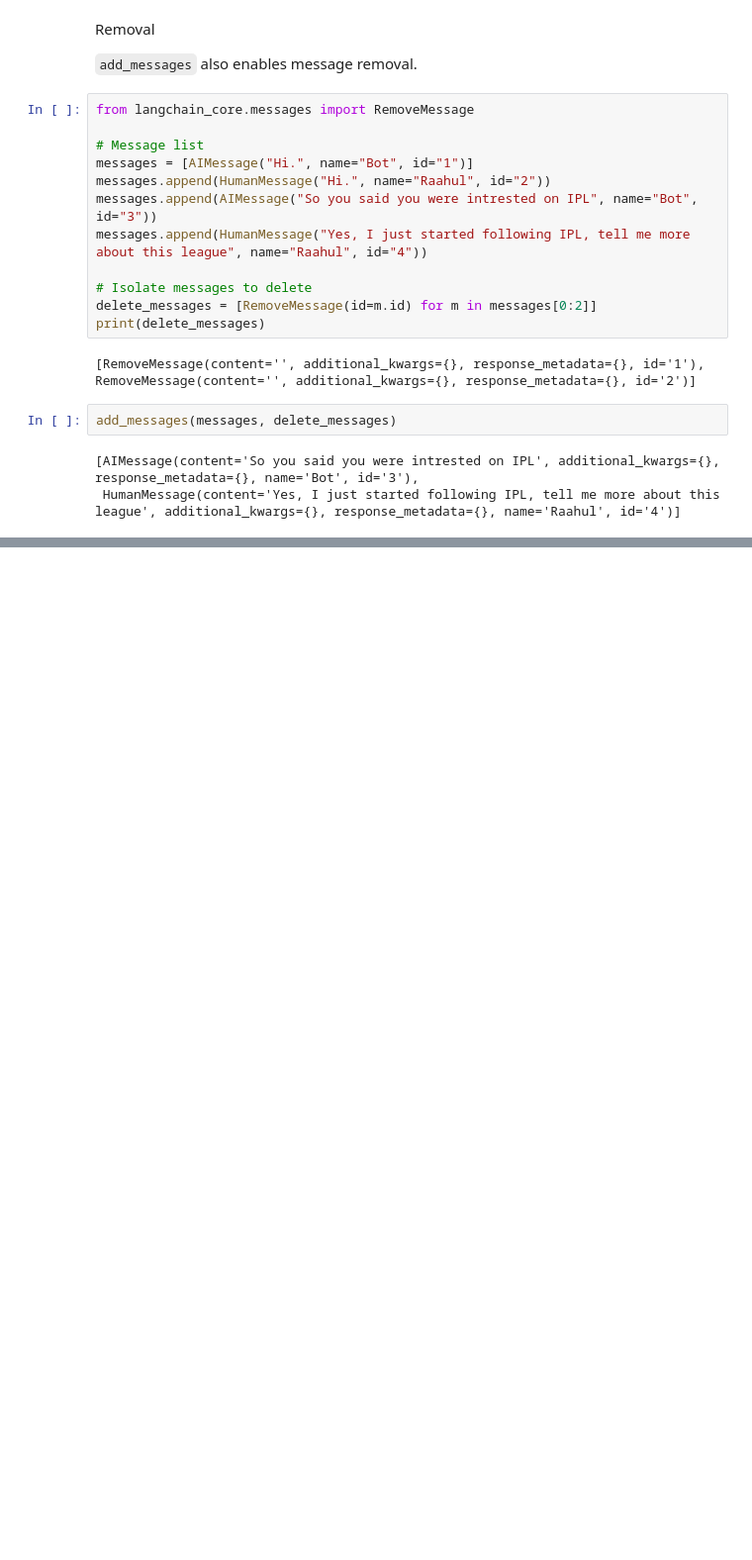
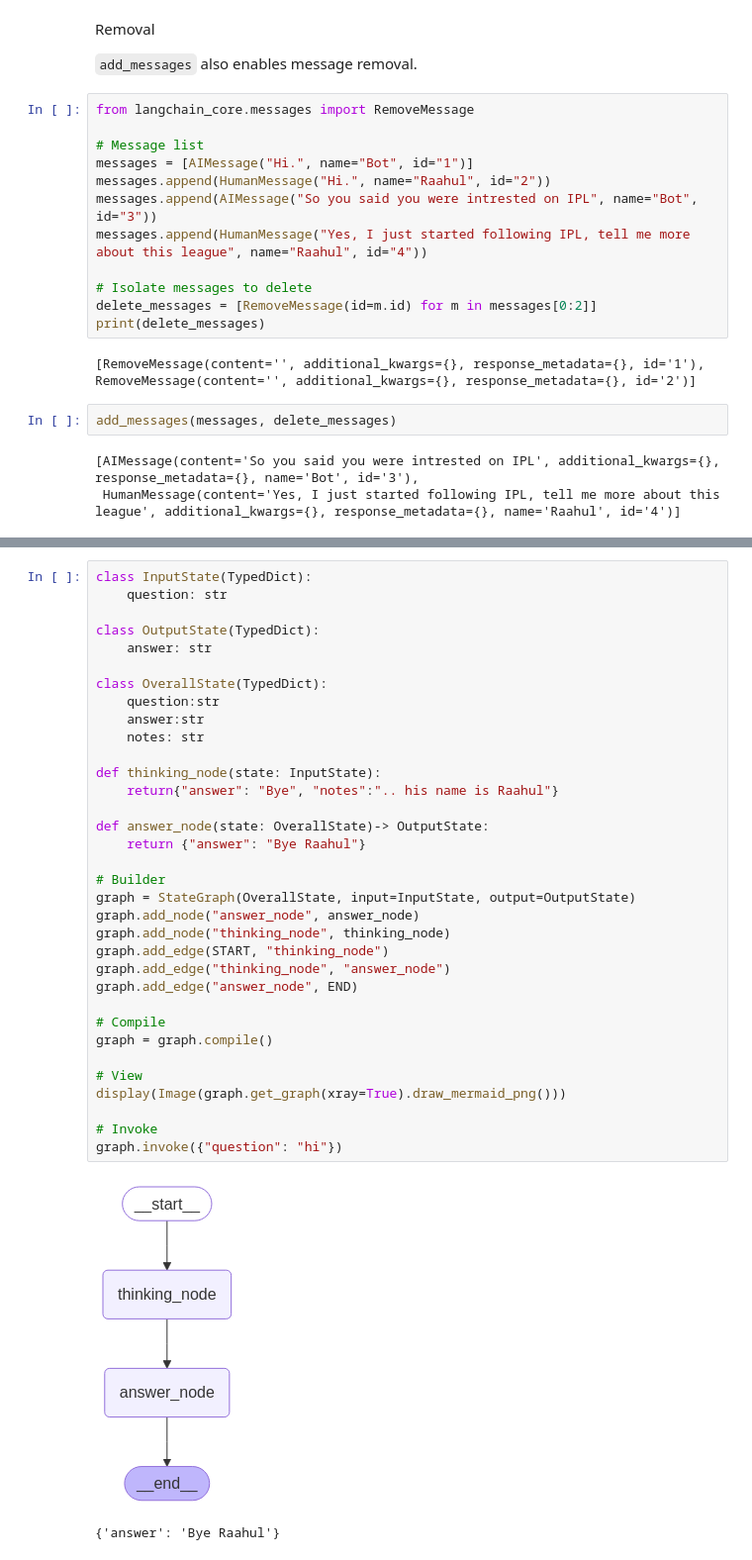
Before and after one commit to Raahul-G/AI-Agent-Langchain, a Jupyter notebook: Module_2.ipynb, the cells around one changed output, grey strips where cells are left out. Shown at 99% size. Drawn from its saved outputs; the diff is of its cells as text; blank space fills up the shorter version.

```diff
--- a/Module_2.ipynb
+++ b/Module_2.ipynb
@@ -443,0 +557,37 @@ add_messages(messages, delete_messages)
+# %%
+class InputState(TypedDict):
+    question: str
+
+class OutputState(TypedDict):
+    answer: str
+
+class OverallState(TypedDict):
+    question:str
+    answer:str
+    notes: str
+
+def thinking_node(state: InputState):
+    return{"answer": "Bye", "notes":".. his name is Raahul"}
+
+def answer_node(state: OverallState)-> OutputState:
+    return {"answer": "Bye Raahul"}
+
+# Builder
+graph = StateGraph(OverallState, input=InputState, output=OutputState)
+graph.add_node("answer_node", answer_node)
+graph.add_node("thinking_node", thinking_node)
+graph.add_edge(START, "thinking_node")
+graph.add_edge("thinking_node", "answer_node")
+graph.add_edge("answer_node", END)
+
+# Compile
+graph = graph.compile()
+
+# View
+display(Image(graph.get_graph(xray=True).draw_mermaid_png()))
+
+# Invoke
+graph.invoke({"question": "hi"})
+# %% [output]
+[figure, added]
+{'answer': 'Bye Raahul'}
```
Also changed, not shown: parts of 10 cells of this notebook.
